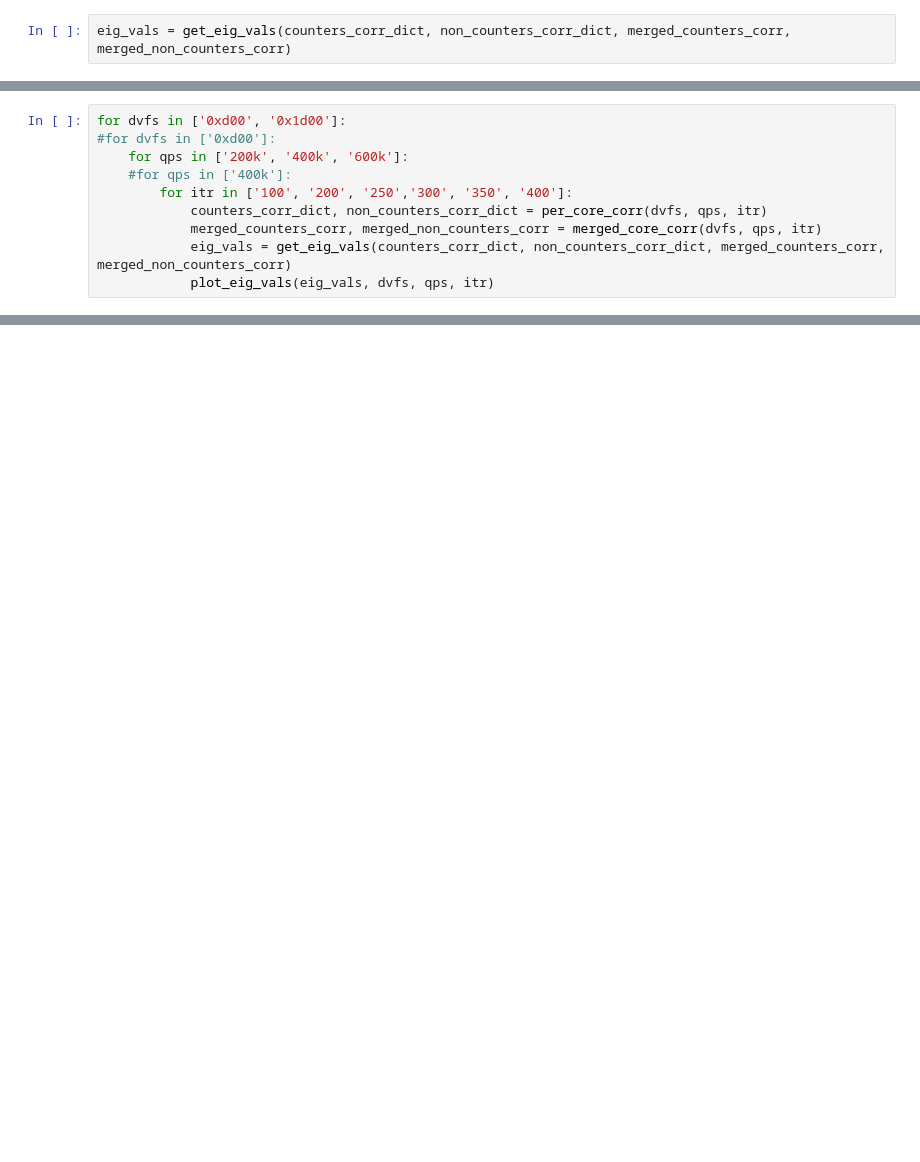
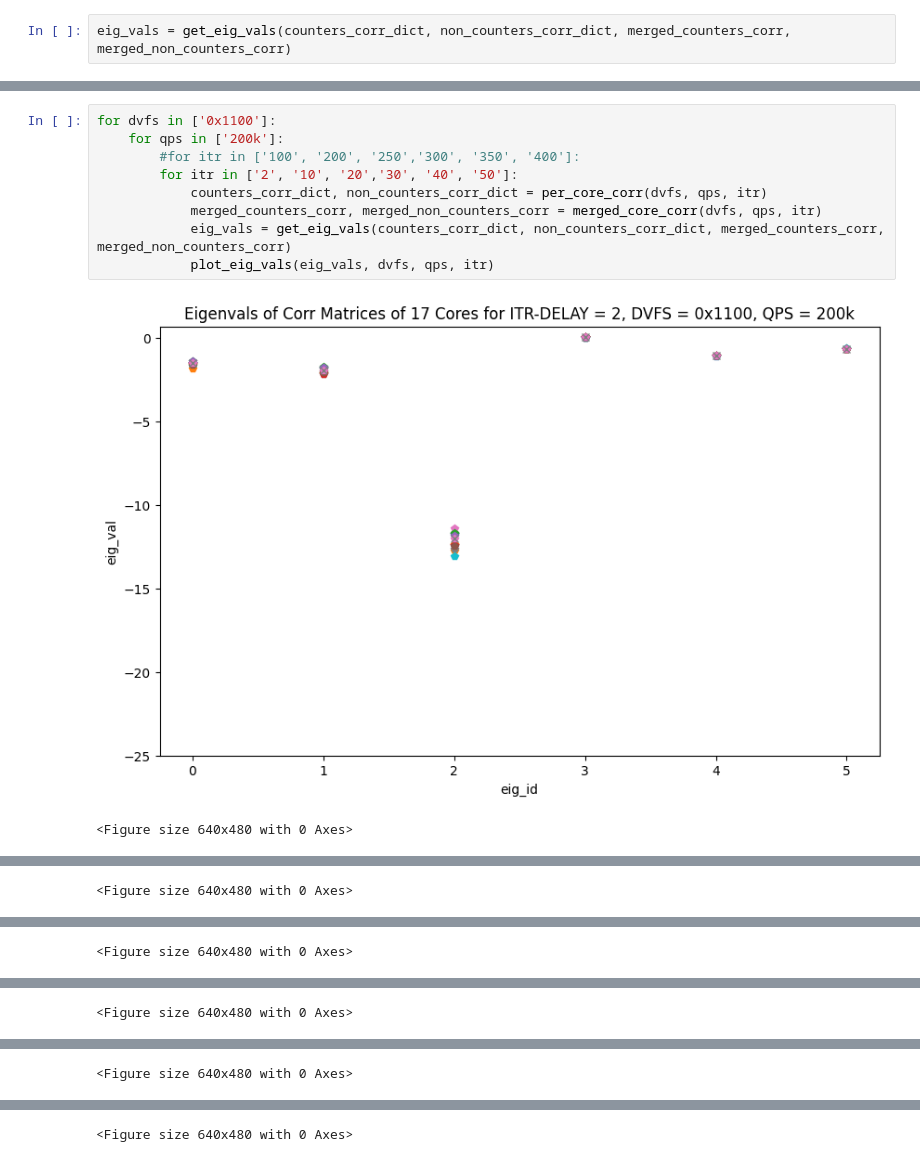
Before and after one commit to awadyn/network_exec_energy_study, a Jupyter notebook: full_logs/Comparing per-core to merged-cores logs.ipynb, the cells around one changed output, grey strips where cells are left out. Cells and saved outputs as stored; diff of their text form; blank space fills up the shorter version.

```diff
--- a/full_logs/Comparing per-core to merged-cores logs.ipynb
+++ b/full_logs/Comparing per-core to merged-cores logs.ipynb
@@ -239,11 +244 @@ plot_eig_vals(eig_vals, '0xd00', '400k', '400')
 <Figure size 640x480 with 0 Axes>
-# %%
-for dvfs in ['0xd00', '0x1d00']:
-#for dvfs in ['0xd00']:
-    for qps in ['200k', '400k', '600k']:
-    #for qps in ['400k']:
-        for itr in ['100', '200', '250','300', '350', '400']:
-            counters_corr_dict, non_counters_corr_dict = per_core_corr(dvfs, qps, itr)
-            merged_counters_corr, merged_non_counters_corr = merged_core_corr(dvfs, qps, itr)
-            eig_vals = get_eig_vals(counters_corr_dict, non_counters_corr_dict, merged_counters_corr, merged_non_counters_corr)
-            plot_eig_vals(eig_vals, dvfs, qps, itr)
@@ -263,0 +245,12 @@ for dvfs in ['0xd00', '0x1d00']:
+# %%
+for dvfs in ['0x1100']:
+    for qps in ['200k']:
+        #for itr in ['100', '200', '250','300', '350', '400']:
+        for itr in ['2', '10', '20','30', '40', '50']:
+            counters_corr_dict, non_counters_corr_dict = per_core_corr(dvfs, qps, itr)
+            merged_counters_corr, merged_non_counters_corr = merged_core_corr(dvfs, qps, itr)
+            eig_vals = get_eig_vals(counters_corr_dict, non_counters_corr_dict, merged_counters_corr, merged_non_counters_corr)
+            plot_eig_vals(eig_vals, dvfs, qps, itr)
+# %% [output]
+[figure, added]
+<Figure size 640x480 with 0 Axes>
@@ -263,0 +258 @@ for dvfs in ['0xd00', '0x1d00']:
+<Figure size 640x480 with 0 Axes>
@@ -263,0 +260 @@ for dvfs in ['0xd00', '0x1d00']:
+<Figure size 640x480 with 0 Axes>
@@ -263,0 +262 @@ for dvfs in ['0xd00', '0x1d00']:
+<Figure size 640x480 with 0 Axes>
@@ -263,0 +264 @@ for dvfs in ['0xd00', '0x1d00']:
+<Figure size 640x480 with 0 Axes>
@@ -263,0 +266 @@ for dvfs in ['0xd00', '0x1d00']:
+<Figure size 640x480 with 0 Axes>
```
Also changed, not shown: parts of 22 cells of this notebook, 3 other files.
